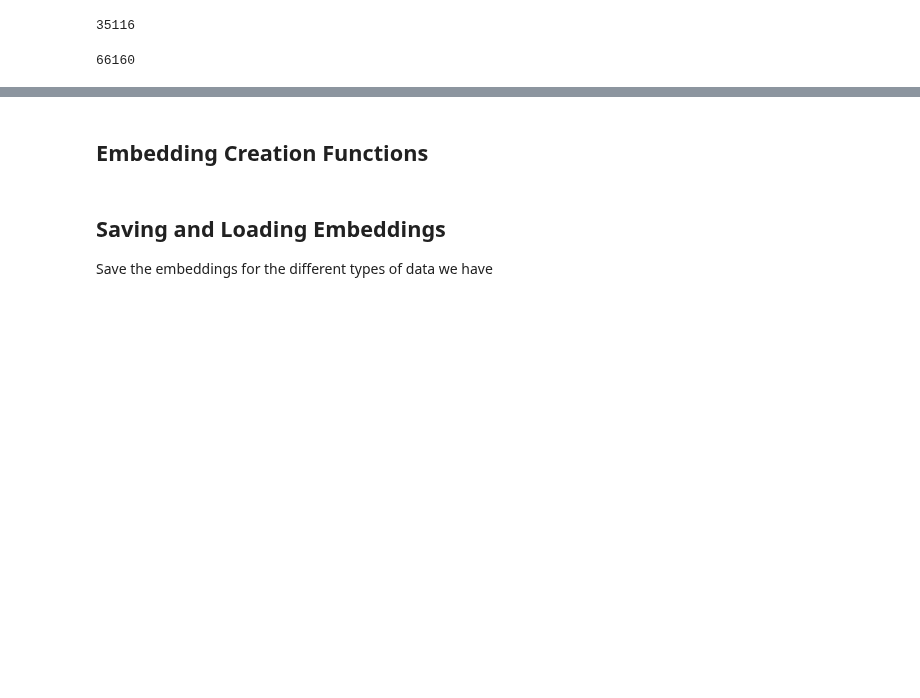
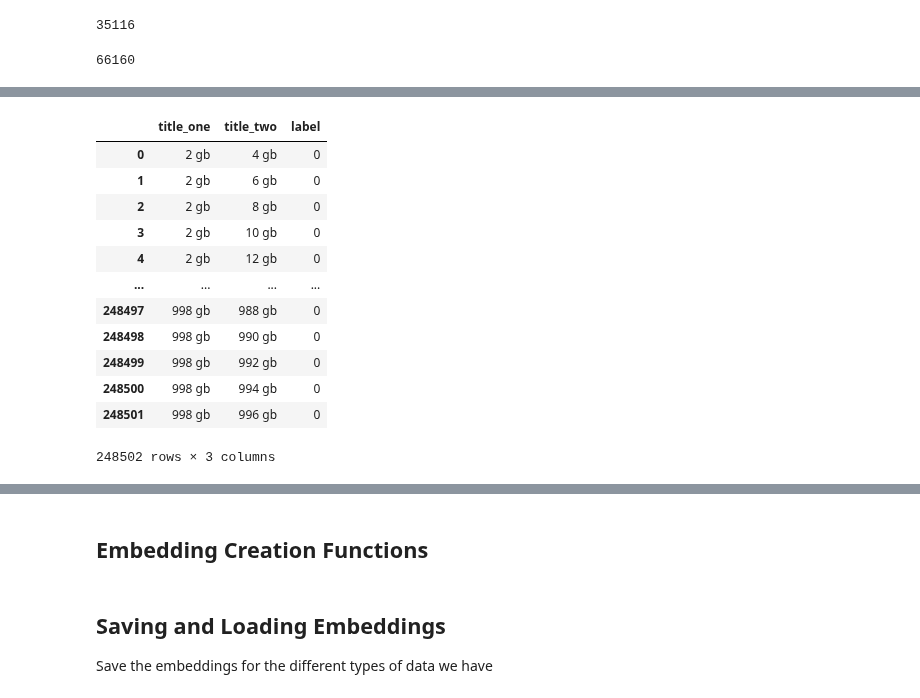
Before and after one commit to Mascerade/supervised-product-matching, a Jupyter notebook: TestingGrounds.ipynb, the cells around one changed output, grey strips where cells are left out. Drawn from its saved outputs; the diff is of its cells as text; code cells hidden in the pictures; blank space fills up the shorter version.

```diff
--- a/TestingGrounds.ipynb
+++ b/TestingGrounds.ipynb
@@ -801,0 +796,11 @@ final_spec_df = pd.from_csv('data/train/spec_train_data.csv')
+# %%
+neg = []
+for x in range(2, 1000, 2):
+    for y in range(2, 1000, 2):
+        x_attr = '{} {}'.format(x, 'gb')
+        y_attr = '{} {}'.format(y, 'gb')
+
+        if x != y:
+            neg.append([x_attr, y_attr, 0])
+
+neg_gb_df = neg_gb_df.append(pd.DataFrame(neg, columns = new_column_names))
@@ -801,0 +823,16 @@ final_spec_df = pd.from_csv('data/train/spec_train_data.csv')
+# %%
+neg_gb_df
+# %% [output]
+|  | title_one | title_two | label |
+| 0 | 2 gb | 4 gb | 0 |
+| 1 | 2 gb | 6 gb | 0 |
+| 2 | 2 gb | 8 gb | 0 |
+| 3 | 2 gb | 10 gb | 0 |
+| 4 | 2 gb | 12 gb | 0 |
+| ... | ... | ... | ... |
+| 248497 | 998 gb | 988 gb | 0 |
+| 248498 | 998 gb | 990 gb | 0 |
+| 248499 | 998 gb | 992 gb | 0 |
+| 248500 | 998 gb | 994 gb | 0 |
+| 248501 | 998 gb | 996 gb | 0 |
+248502 rows × 3 columns
```
Also changed, not shown: parts of 36 cells of this notebook.
